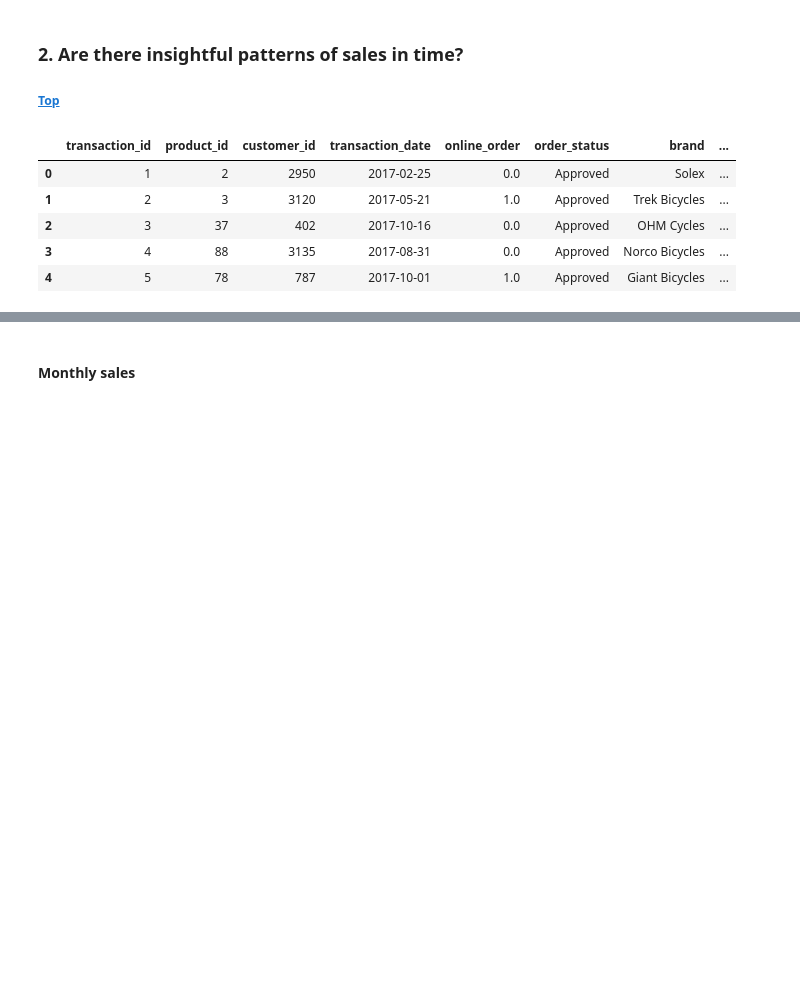
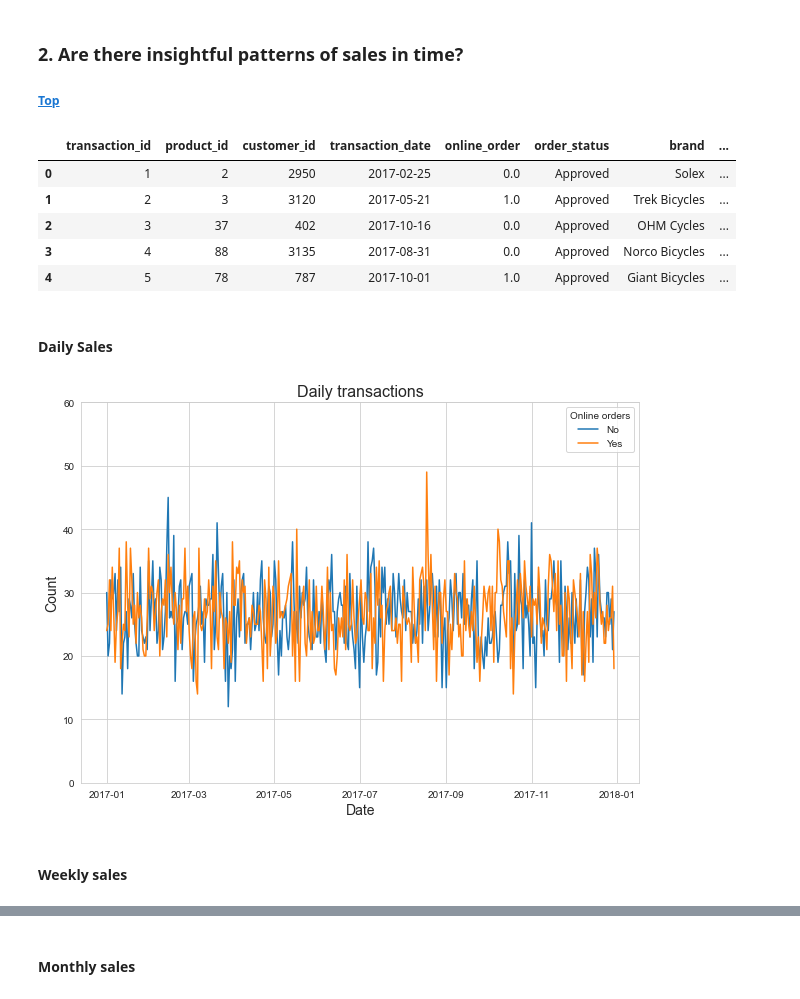
Before and after one commit to simo2712/VI_kpmg_data_analytics, a Jupyter notebook: Task_2/Task 2.2 - Data Insights.ipynb, the cells around one changed output, grey strips where cells are left out. Cells and saved outputs as stored; diff of their text form; code cells hidden in the pictures; blank space fills up the shorter version.

```diff
--- a/Task_2/Task 2.2 - Data Insights.ipynb
+++ b/Task_2/Task 2.2 - Data Insights.ipynb
@@ -252,3 +252,23 @@ transactions.head()
 | 2 | 3 | 37 | 402 | 2017-10-16 | 0.0 | Approved | OHM Cycles | ... |
 | 3 | 4 | 88 | 3135 | 2017-08-31 | 0.0 | Approved | Norco Bicycles | ... |
 | 4 | 5 | 78 | 787 | 2017-10-01 | 1.0 | Approved | Giant Bicycles | ... |
+# %% [markdown]
+#### Daily Sales
+# %%
+# Count the sales for every day
+grouped_date = transactions.groupby(['transaction_date','online_order'])['transaction_id'].agg(['count']).reset_index()
+
+# Let's plot the trend of sales
+sns.set_style("whitegrid")
+plt.figure(figsize=(10,7))
+sns.lineplot(data=grouped_date, x="transaction_date", y="count", hue='online_order')
+plt.legend(labels=['No','Yes'], title='Online orders')
+plt.title('Daily transactions', fontsize=16)
+plt.xlabel('Date', fontsize=14)
+plt.ylabel('Count', fontsize=14)
+plt.ylim(0,60)
+plt.show()
+# %% [output]
+[figure, added]
+# %% [markdown]
+#### Weekly sales
```
Also changed, not shown: parts of 10 cells of this notebook.
